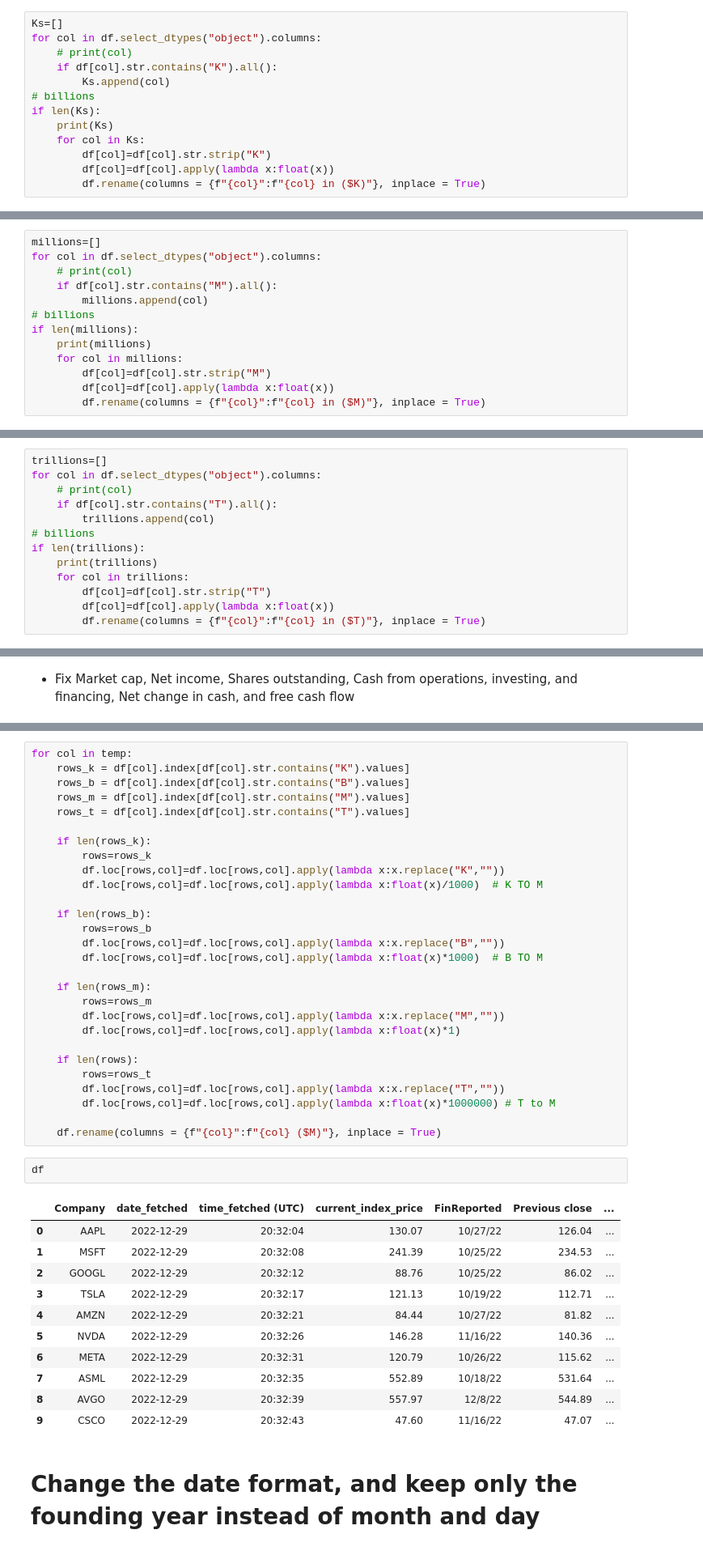
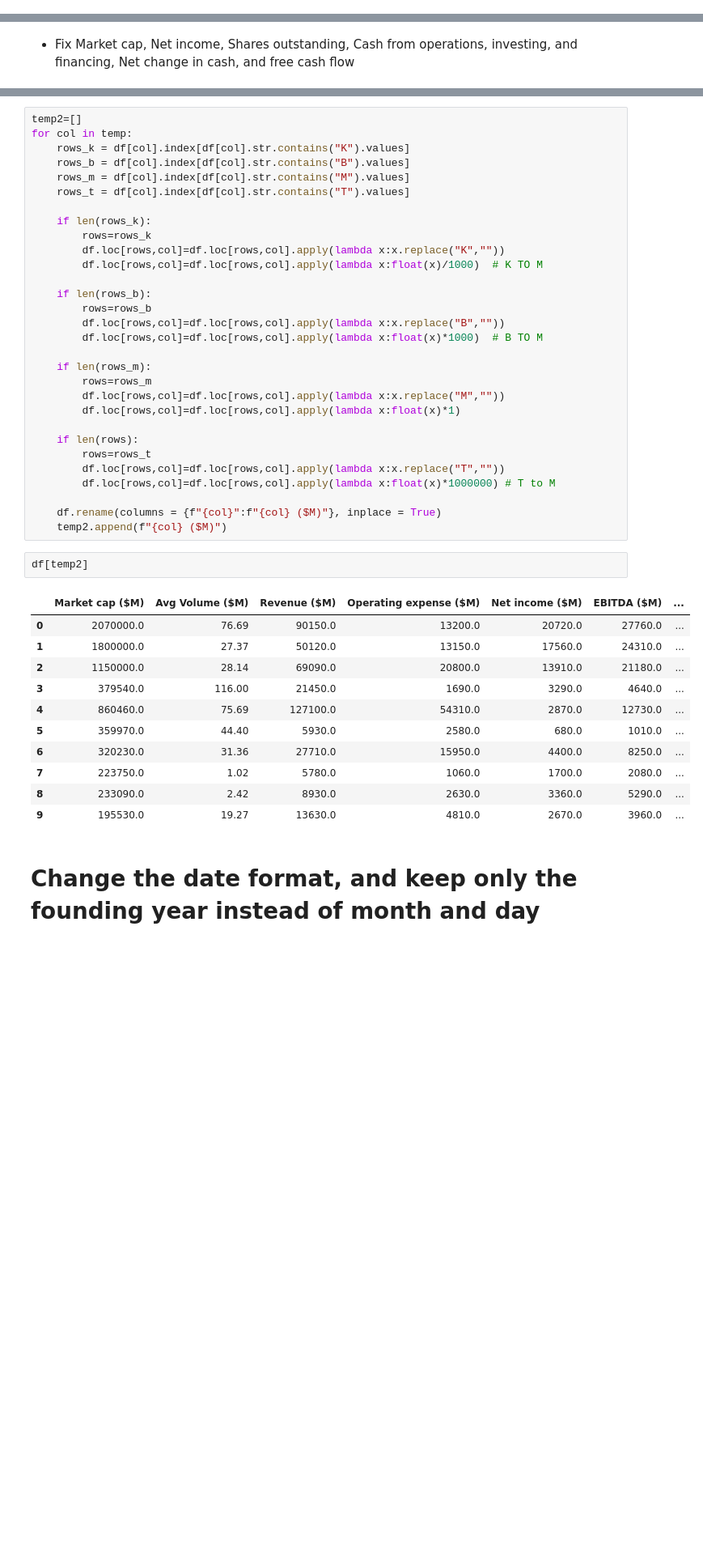
Before and after one commit to akashjn/DataScience, a Jupyter notebook: WebScrappingTool/DataCleaning.ipynb, the cells around one changed output, grey strips where cells are left out. Shown at 81% size. Drawn from its saved outputs; the diff is of its cells as text; blank space fills up the shorter version.

```diff
--- a/WebScrappingTool/DataCleaning.ipynb
+++ b/WebScrappingTool/DataCleaning.ipynb
@@ -280,13 +262,0 @@ if len(billions):
-# %%
-Ks=[]
-for col in df.select_dtypes("object").columns:
-    # print(col)
-    if df[col].str.contains("K").all():
-        Ks.append(col)
-# billions
-if len(Ks):
-    print(Ks)
-    for col in Ks:
-        df[col]=df[col].str.strip("K")
-        df[col]=df[col].apply(lambda x:float(x))
-        df.rename(columns = {f"{col}":f"{col} in ($K)"}, inplace = True)
@@ -295,13 +262,0 @@ if len(Ks):
-# %%
-millions=[]
-for col in df.select_dtypes("object").columns:
-    # print(col)
-    if df[col].str.contains("M").all():
-        millions.append(col)
-# billions
-if len(millions):
-    print(millions)
-    for col in millions:
-        df[col]=df[col].str.strip("M")
-        df[col]=df[col].apply(lambda x:float(x))
-        df.rename(columns = {f"{col}":f"{col} in ($M)"}, inplace = True)
@@ -310,16 +263,3 @@ if len(millions):
-# %%
-trillions=[]
-for col in df.select_dtypes("object").columns:
-    # print(col)
-    if df[col].str.contains("T").all():
-        trillions.append(col)
-# billions
-if len(trillions):
-    print(trillions)
-    for col in trillions:
-        df[col]=df[col].str.strip("T")
-        df[col]=df[col].apply(lambda x:float(x))
-        df.rename(columns = {f"{col}":f"{col} in ($T)"}, inplace = True)
 # %% [markdown]
 ## columns with M, B, and T
 # %%
@@ -383,4 +331,5 @@ df[temp]
 # %%
+temp2=[]
 for col in temp:
     rows_k = df[col].index[df[col].str.contains("K").values]
     rows_b = df[col].index[df[col].str.contains("B").values]
@@ -408,20 +357,21 @@ for col in temp:
         df.loc[rows,col]=df.loc[rows,col].apply(lambda x:float(x)*1000000) # T to M
 
     df.rename(columns = {f"{col}":f"{col} ($M)"}, inplace = True)
+    temp2.append(f"{col} ($M)")
 # %%
-df
+df[temp2]
 # %% [output]
-|  | Company | date_fetched | time_fetched (UTC) | current_index_price | FinReported | Previous close | ... |
-| 0 | AAPL | 2022-12-29 | 20:32:04 | 130.07 | 10/27/22 | 126.04 | ... |
-| 1 | MSFT | 2022-12-29 | 20:32:08 | 241.39 | 10/25/22 | 234.53 | ... |
-| 2 | GOOGL | 2022-12-29 | 20:32:12 | 88.76 | 10/25/22 | 86.02 | ... |
-| 3 | TSLA | 2022-12-29 | 20:32:17 | 121.13 | 10/19/22 | 112.71 | ... |
-| 4 | AMZN | 2022-12-29 | 20:32:21 | 84.44 | 10/27/22 | 81.82 | ... |
-| 5 | NVDA | 2022-12-29 | 20:32:26 | 146.28 | 11/16/22 | 140.36 | ... |
-| 6 | META | 2022-12-29 | 20:32:31 | 120.79 | 10/26/22 | 115.62 | ... |
-| 7 | ASML | 2022-12-29 | 20:32:35 | 552.89 | 10/18/22 | 531.64 | ... |
-| 8 | AVGO | 2022-12-29 | 20:32:39 | 557.97 | 12/8/22 | 544.89 | ... |
-| 9 | CSCO | 2022-12-29 | 20:32:43 | 47.60 | 11/16/22 | 47.07 | ... |
+|  | Market cap ($M) | Avg Volume ($M) | Revenue ($M) | Operating expense ($M) | Net income ($M) | EBITDA ($M) | ... |
+| 0 | 2070000.0 | 76.69 | 90150.0 | 13200.0 | 20720.0 | 27760.0 | ... |
+| 1 | 1800000.0 | 27.37 | 50120.0 | 13150.0 | 17560.0 | 24310.0 | ... |
+| 2 | 1150000.0 | 28.14 | 69090.0 | 20800.0 | 13910.0 | 21180.0 | ... |
+| 3 | 379540.0 | 116.00 | 21450.0 | 1690.0 | 3290.0 | 4640.0 | ... |
+| 4 | 860460.0 | 75.69 | 127100.0 | 54310.0 | 2870.0 | 12730.0 | ... |
+| 5 | 359970.0 | 44.40 | 5930.0 | 2580.0 | 680.0 | 1010.0 | ... |
+| 6 | 320230.0 | 31.36 | 27710.0 | 15950.0 | 4400.0 | 8250.0 | ... |
+| 7 | 223750.0 | 1.02 | 5780.0 | 1060.0 | 1700.0 | 2080.0 | ... |
+| 8 | 233090.0 | 2.42 | 8930.0 | 2630.0 | 3360.0 | 5290.0 | ... |
+| 9 | 195530.0 | 19.27 | 13630.0 | 4810.0 | 2670.0 | 3960.0 | ... |
 # %% [markdown]
 # Change the date format, and keep only the founding year instead of month and day
 # %%
```
Also changed, not shown: parts of 10 cells of this notebook.
